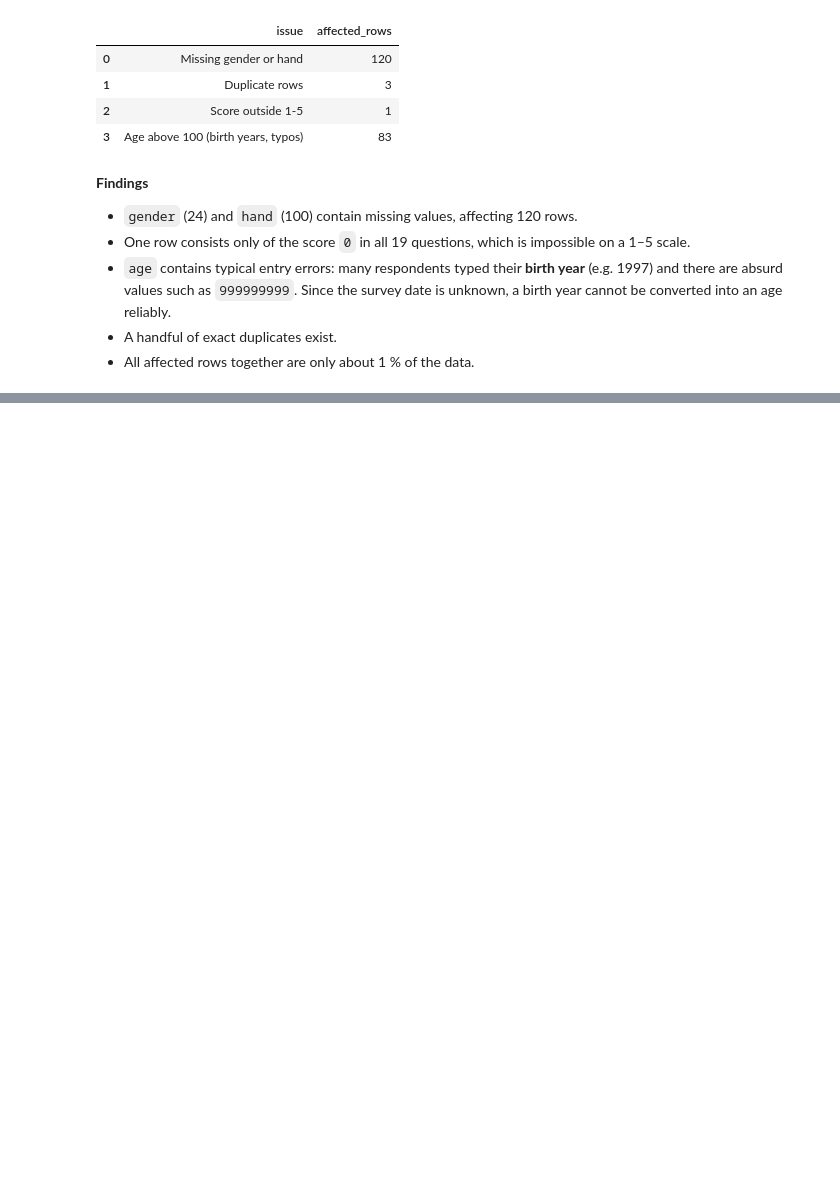
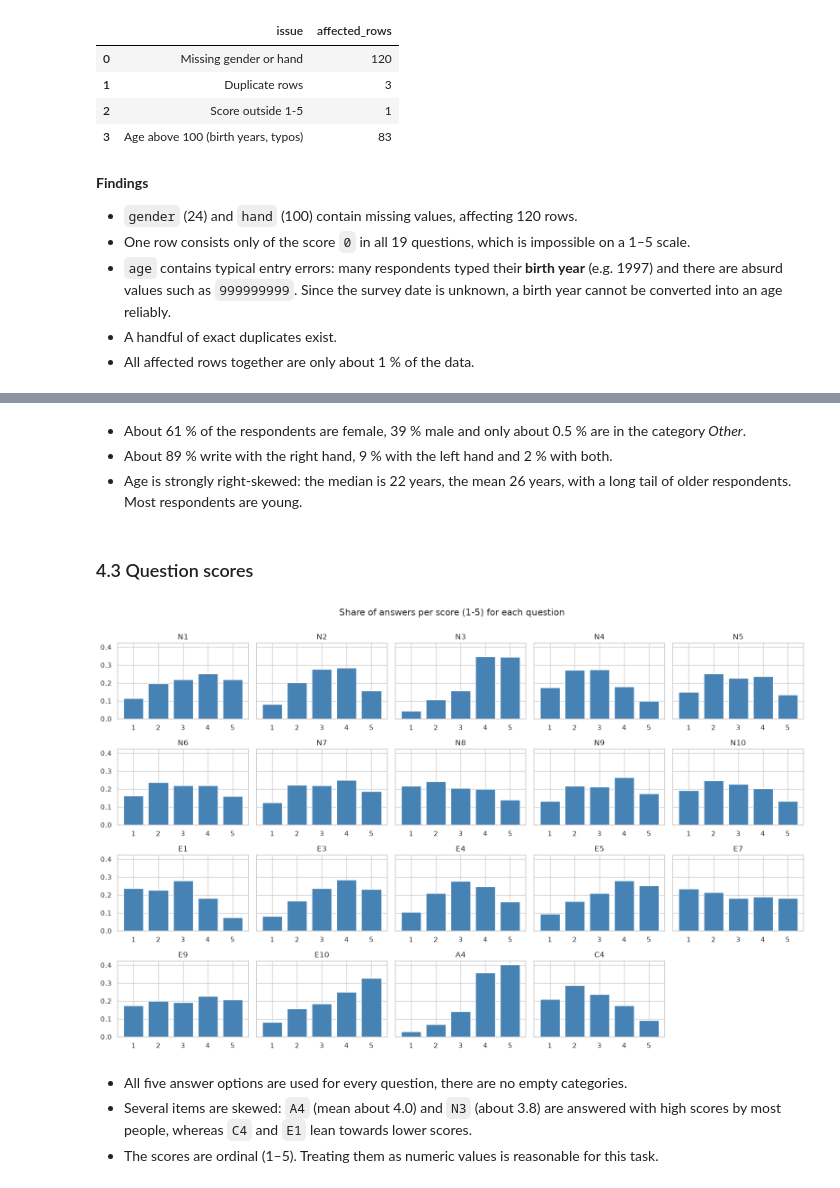
Before and after one commit to marc-matull/personality-predictor, a Jupyter notebook: notebooks/01_eda.ipynb, the cells around one changed output, grey strips where cells are left out. Saved outputs shown, nothing was run; the diff lists cells and outputs as text; code cells hidden in the pictures; blank space fills up the shorter version.

```diff
--- a/notebooks/01_eda.ipynb
+++ b/notebooks/01_eda.ipynb
@@ -225,0 +311,38 @@ issue_summary
+# %% [markdown]
+- About 61 % of the respondents are female, 39 % male and only about
+  0.5 % are in the category *Other*.
+- About 89 % write with the right hand, 9 % with the left hand and
+  2 % with both.
+- Age is strongly right-skewed: the median is 22 years, the mean 26 years,
+  with a long tail of older respondents. Most respondents are young.
+# %% [markdown]
+### 4.3 Question scores
+# %%
+fig, axes = plt.subplots(4, 5, figsize=(16, 10), sharey=True)
+
+for ax, column in zip(axes.ravel(), QUESTION_COLUMNS):
+    shares = (plot_df[column]
+              .value_counts(normalize=True)
+              .reindex([1, 2, 3, 4, 5])
+              .fillna(0))
+    ax.bar(shares.index, shares.values, color="steelblue")
+    ax.set_title(column)
+    ax.set_xticks([1, 2, 3, 4, 5])
+
+# Hide the unused subplot(s) of the 4x5 grid
+for ax in axes.ravel()[len(QUESTION_COLUMNS):]:
+    ax.set_visible(False)
+
+fig.suptitle("Share of answers per score (1-5) for each question", y=1.0)
+fig.tight_layout()
+plt.show()
+# %% [output]
+[figure, added]
+# %% [markdown]
+- All five answer options are used for every question, there are no
+  empty categories.
+- Several items are skewed: `A4` (mean about 4.0) and `N3` (about 3.8) are
+  answered with high scores by most people, whereas `C4` and `E1` lean
+  towards lower scores.
+- The scores are ordinal (1–5). Treating them as numeric values is
+  reasonable for this task.
```
Also changed, not shown: parts of 7 cells of this notebook.
